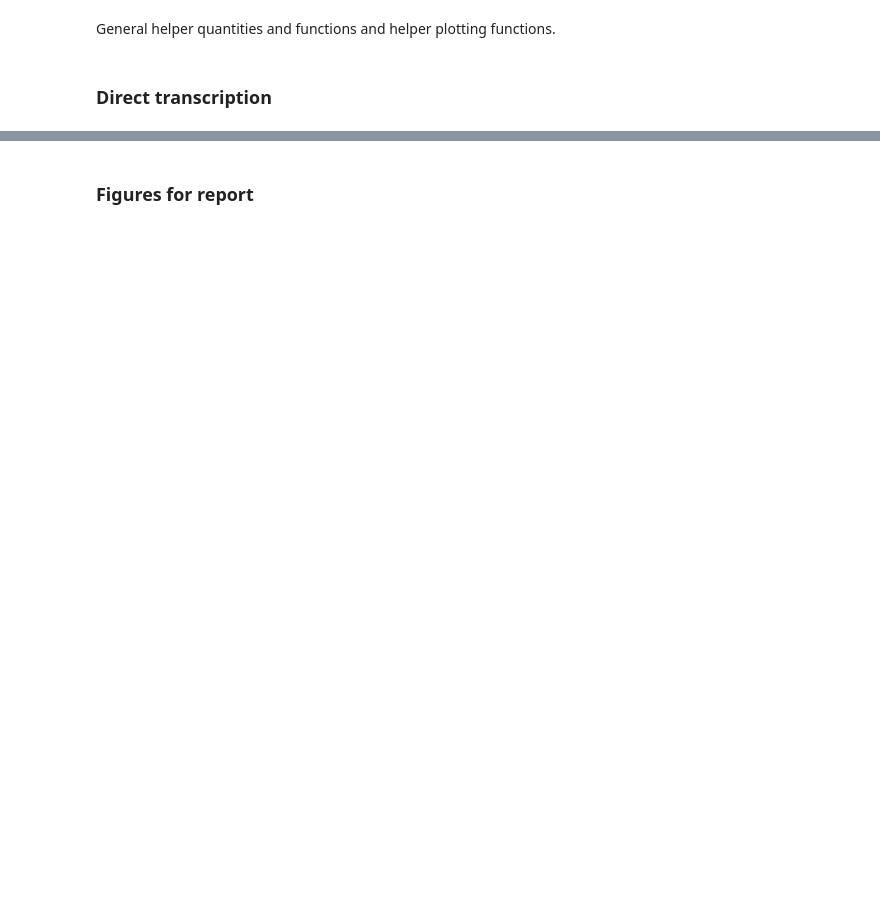
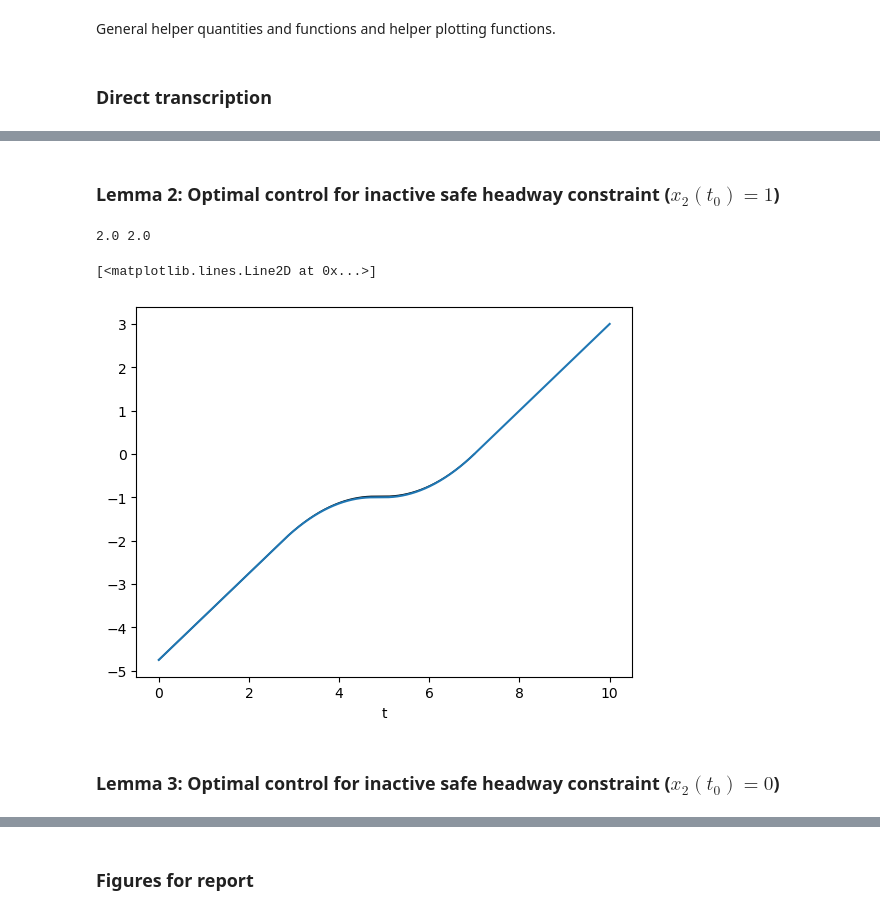
Before and after one commit to jeroenvanriel/traffic-scheduling, a Jupyter notebook: motion/explicit_direct_approach.ipynb, the cells around one changed output, grey strips where cells are left out. Cells and saved outputs as stored; diff of their text form; code cells hidden in the pictures; blank space fills up the shorter version.

```diff
--- a/motion/explicit_direct_approach.ipynb
+++ b/motion/explicit_direct_approach.ipynb
@@ -32,15 +47,19 @@ General helper quantities and functions and helper plotting functions.
 # %%
 def acceleration(t):
     return t*t * amax / 2
+def deceleration(t):
+    return t - amax*t*t/2
+
+def acc(t, v):
+    return v*t + amax*t*t/2
+def dec(t, v):
+    return v*t - amax*t*t/2
 
 df = vmax / amax
-acceleration_distance = acceleration(df)
-
 ds = math.sqrt(L / amax)
 
-p0 = -D # initial position
-capacity = math.floor((D - W - 2 * acceleration_distance) / L)
-pa = - 2 * acceleration_distance - (capacity - 1) * L
+capacity = math.floor((D - W - 2 * acceleration(df)) / L)
+pa = - 2 * acceleration(df) - (capacity - 1) * L
 # %%
 def draw_guiding_lines(intervals=None):
     # draw buffer positions
@@ -122,0 +117,25 @@ def double_integrator(control):
+# %% [markdown]
+### Lemma 2: Optimal control for inactive safe headway constraint ($x_2(t_0) = 1$)
+# %%
+T = 7
+
+y = [[0, T]]
+params['dt'] = 0.01
+base = generate_tandem_trajectories(y, params)
+base[0].plot(x='t', y='x', legend=False, lw=1, c='k')
+
+d = min(1 / amax, math.sqrt((p0 + T) / amax))
+print(d, 1 / amax)
+t_d = -p0 - 2*d + amax * d*d
+t_a = T - d
+intervals = [[t_d, t_d + d], [t_a, t_a + d]]
+
+control = interval_controller(amax, *intervals)
+tr = solve_ivp(double_integrator(control), [0, 10], [p0, vmax], max_step=0.01)
+plt.plot(tr['t'], tr['y'][0,:])
+# %% [output]
+2.0 2.0
+[<matplotlib.lines.Line2D at 0x...>]
+[figure, added]
+# %% [markdown]
+### Lemma 3: Optimal control for inactive safe headway constraint ($x_2(t_0) = 0$)
```
Also changed, not shown: parts of 22 cells of this notebook, 5 other files.
